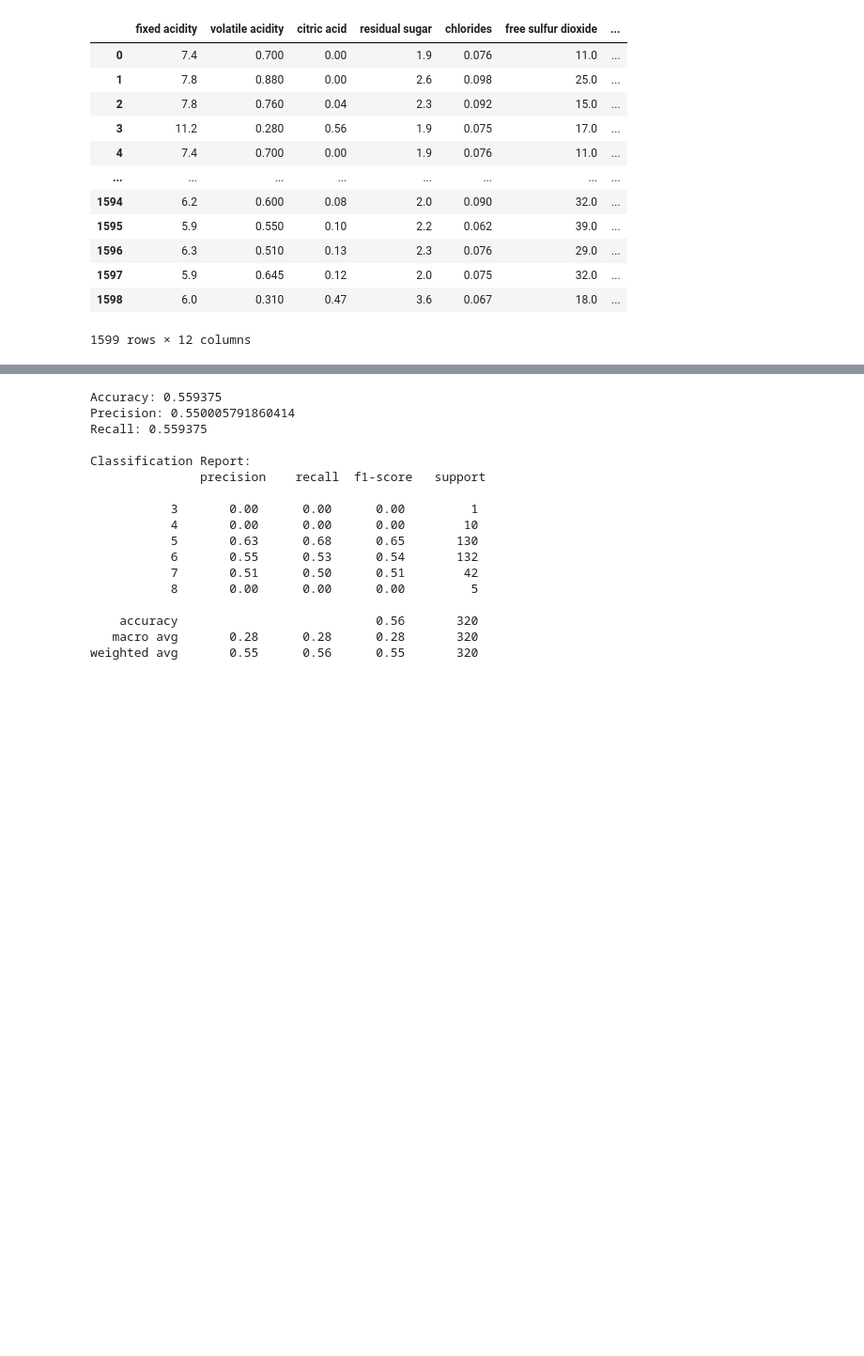
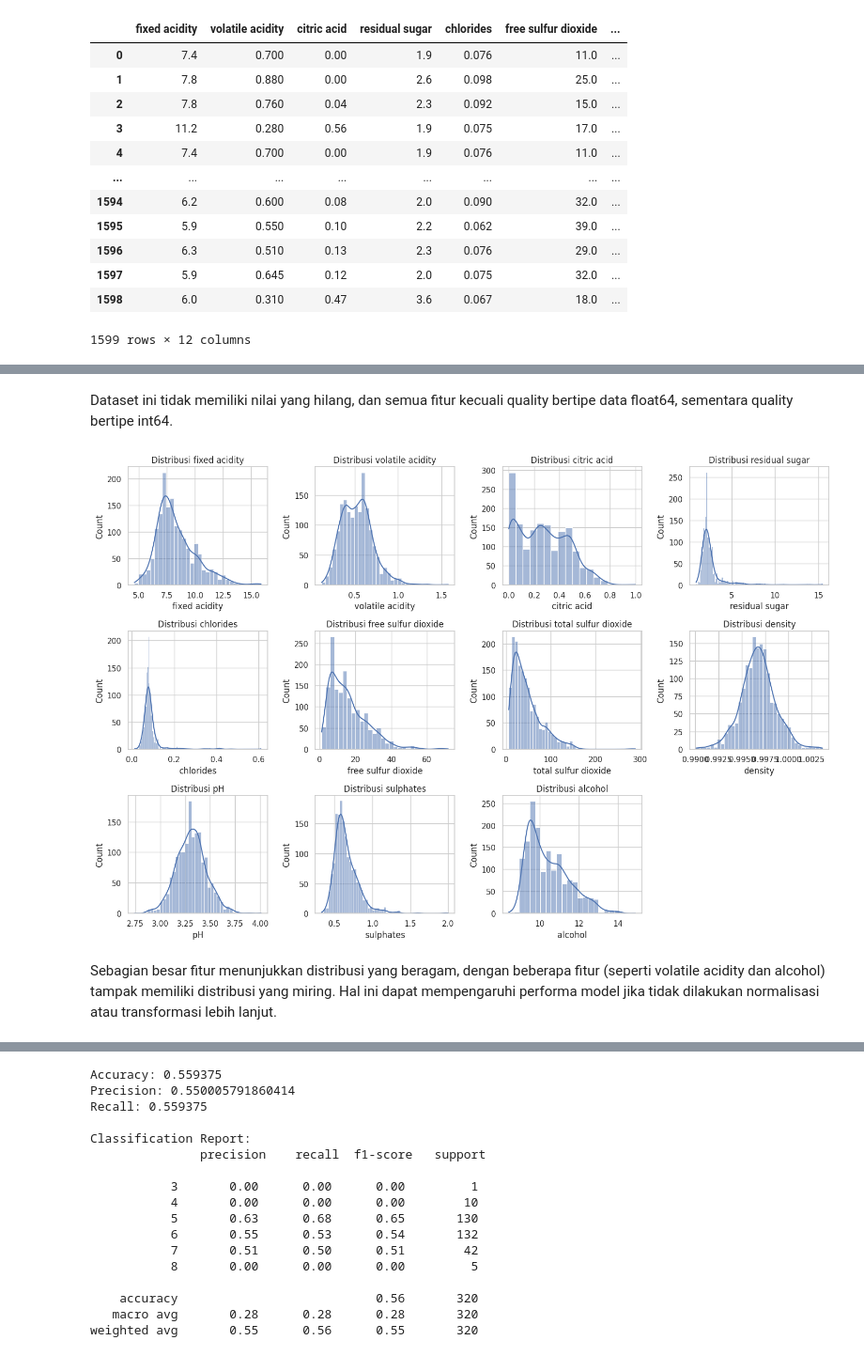
Before and after one commit to alfkry/Decision-Tree, a Jupyter notebook: analisiswine.ipynb, the cells around one changed output, grey strips where cells are left out. Shown: that part at 94% size. Drawn from its saved outputs; the diff is of its cells as text; code cells hidden in the pictures; blank space fills up the shorter version.

```diff
--- a/analisiswine.ipynb
+++ b/analisiswine.ipynb
@@ -102,0 +49,21 @@ plt.show()
+# %% [markdown]
+Dataset ini tidak memiliki nilai yang hilang, dan semua fitur kecuali quality bertipe data float64, sementara quality bertipe int64.
+# %%
+import pandas as pd
+import matplotlib.pyplot as plt
+import seaborn as sns
+
+sns.set(style="whitegrid")
+
+plt.figure(figsize=(15, 10))
+for i, column in enumerate(data.columns[:-1], 1):
+    plt.subplot(3, 4, i)
+    sns.histplot(data[column], kde=True)
+    plt.title(f"Distribusi {column}")
+
+plt.tight_layout()
+plt.show()
+# %% [output]
+[figure, added]
+# %% [markdown]
+Sebagian besar fitur menunjukkan distribusi yang beragam, dengan beberapa fitur (seperti volatile acidity dan alcohol) tampak memiliki distribusi yang miring. Hal ini dapat mempengaruhi performa model jika tidak dilakukan normalisasi atau transformasi lebih lanjut.
```
Also changed, not shown: parts of 9 cells of this notebook.
